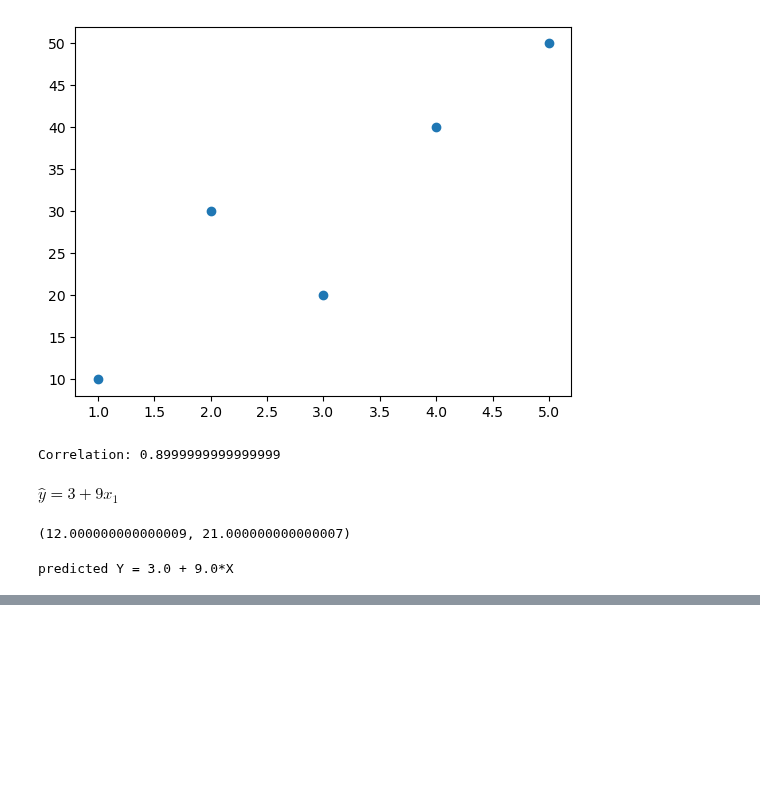
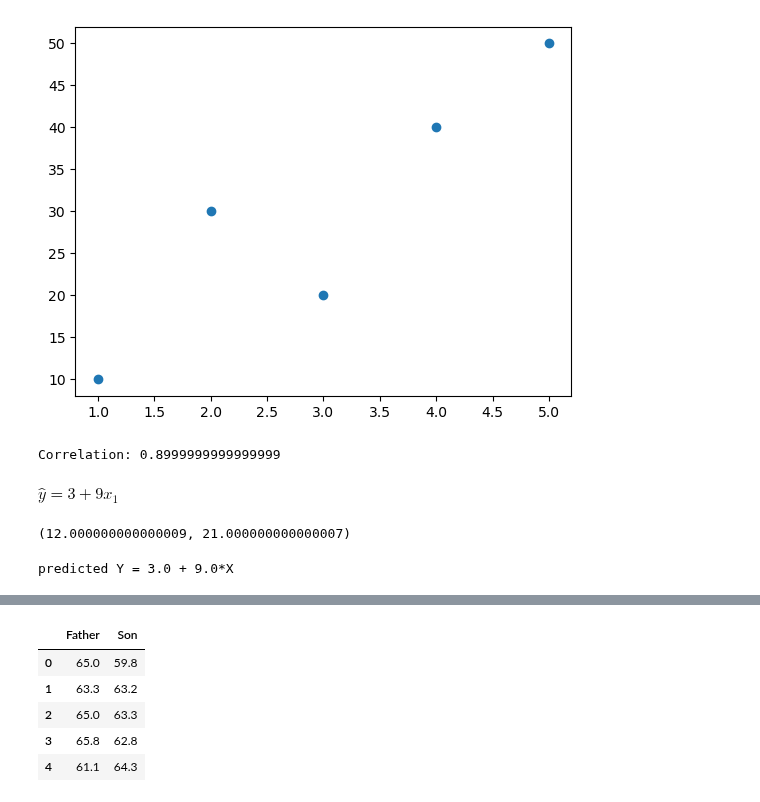
Before and after one commit to alexanderthclark/Stats1101, a Jupyter notebook: book/_build/jupyter_execute/StatwrapRegression.ipynb, the cells around one changed output, grey strips where cells are left out. Cells and saved outputs as stored; diff of their text form; code cells hidden in the pictures; blank space fills up the shorter version.

```diff
--- a/book/_build/jupyter_execute/StatwrapRegression.ipynb
+++ b/book/_build/jupyter_execute/StatwrapRegression.ipynb
@@ -70,0 +75,15 @@ predicted Y = 3.0 + 9.0*X
+# %%
+url = 'https://raw.githubusercontent.com/alexanderthclark/Stats1101/main/Data/FatherSonHeights/pearson.csv'
+
+# load a DataFrame
+df = pd.read_csv(url)
+
+# inspect first five rows
+df.head()
+# %% [output]
+|  | Father | Son |
+| 0 | 65.0 | 59.8 |
+| 1 | 63.3 | 63.2 |
+| 2 | 65.0 | 63.3 |
+| 3 | 65.8 | 62.8 |
+| 4 | 61.1 | 64.3 |
```
Also changed, not shown: parts of 5 cells of this notebook, 46 other files.
